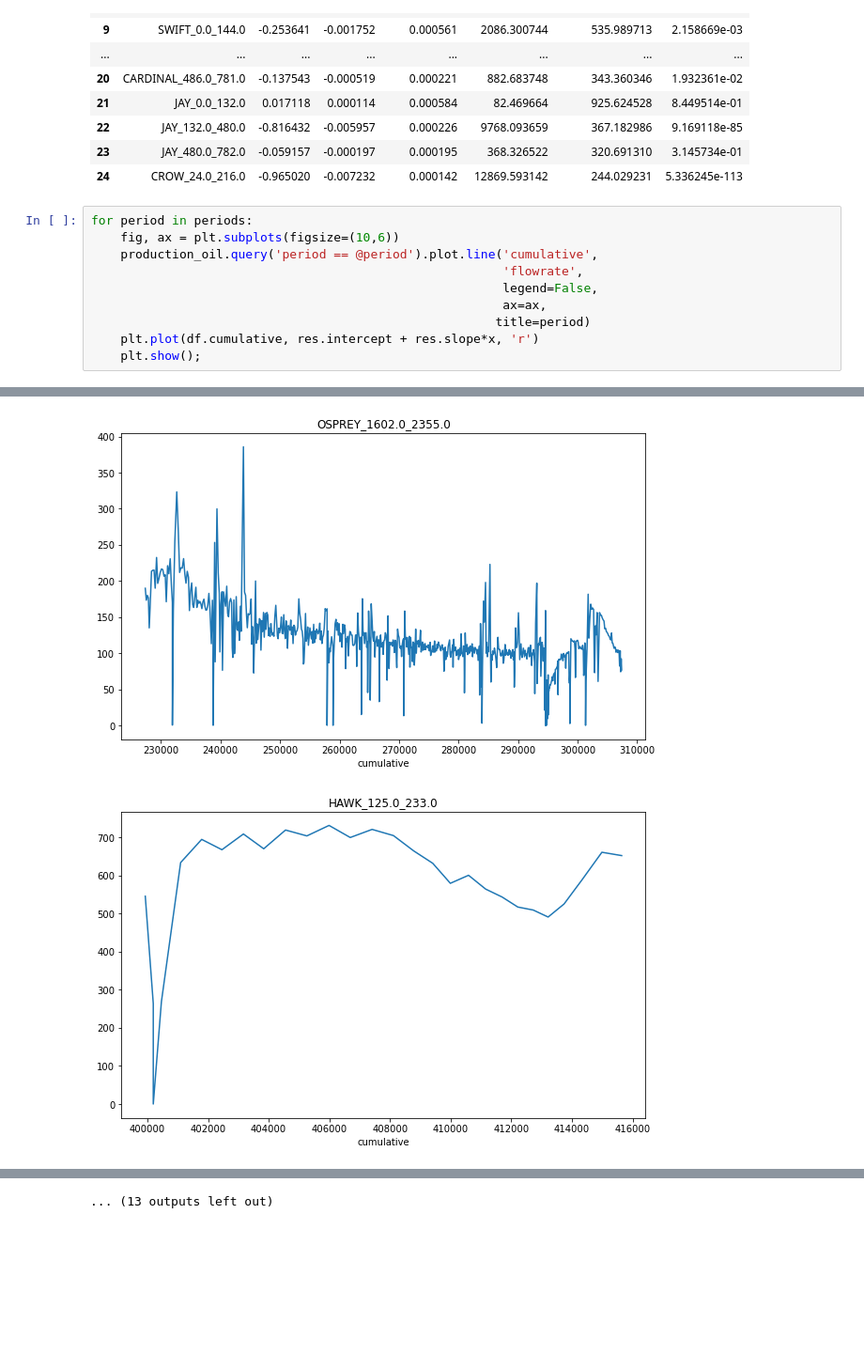
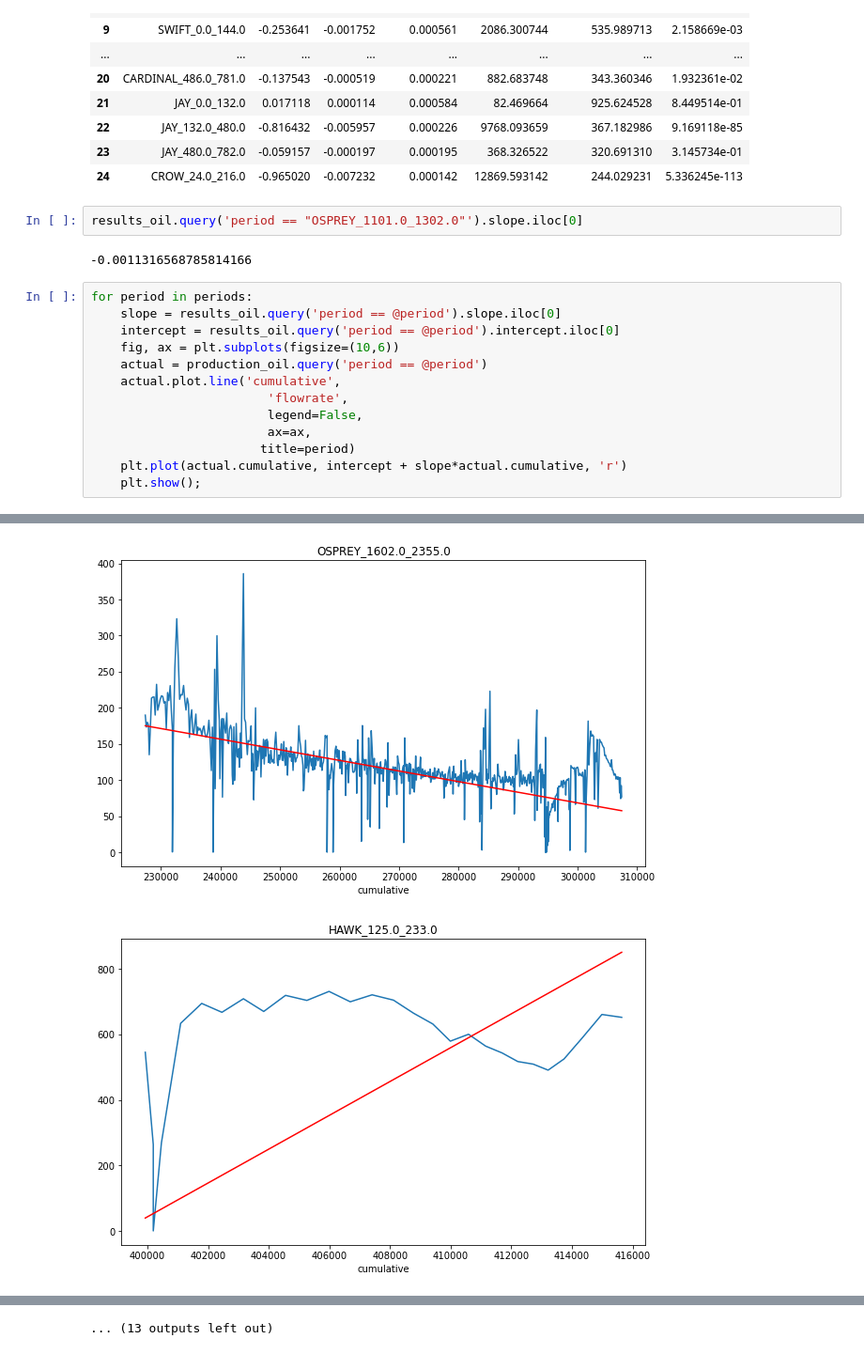
Before and after one commit to Denis-Kazakov/RTA, a Jupyter notebook: 2_Arps_curve_fitting.ipynb, the cells around one changed output, grey strips where cells are left out. Shown at 94% size. Cells and saved outputs as stored; diff of their text form; blank space fills up the shorter version.

```diff
--- a/2_Arps_curve_fitting.ipynb
+++ b/2_Arps_curve_fitting.ipynb
@@ -147,14 +147,21 @@ results_oil
 | 22 | JAY_132.0_480.0 | -0.816432 | -0.005957 | 0.000226 | 9768.093659 | 367.182986 | 9.169118e-85 |
 | 23 | JAY_480.0_782.0 | -0.059157 | -0.000197 | 0.000195 | 368.326522 | 320.691310 | 3.145734e-01 |
 | 24 | CROW_24.0_216.0 | -0.965020 | -0.007232 | 0.000142 | 12869.593142 | 244.029231 | 5.336245e-113 |
+# %%
+results_oil.query('period == "OSPREY_1101.0_1302.0"').slope.iloc[0]
+# %% [output]
+-0.0011316568785814166
 # %%
 for period in periods:
+    slope = results_oil.query('period == @period').slope.iloc[0]
+    intercept = results_oil.query('period == @period').intercept.iloc[0]
     fig, ax = plt.subplots(figsize=(10,6))
-    production_oil.query('period == @period').plot.line('cumulative',
-                                                        'flowrate',
-                                                        legend=False,
-                                                        ax=ax,
-                                                       title=period)
-    plt.plot(df.cumulative, res.intercept + res.slope*x, 'r')
+    actual = production_oil.query('period == @period')
+    actual.plot.line('cumulative',
+                        'flowrate',
+                        legend=False,
+                        ax=ax,
+                       title=period)
+    plt.plot(actual.cumulative, intercept + slope*actual.cumulative, 'r')
     plt.show();
 # %% [output]
@@ -164,2 +171,2 @@ for period in periods:
-[figure, old version]
+[figure, new version]
-[figure, old version]
+[figure, new version]
```
Also changed, not shown: parts of 1 cell of this notebook, 1 other file.
